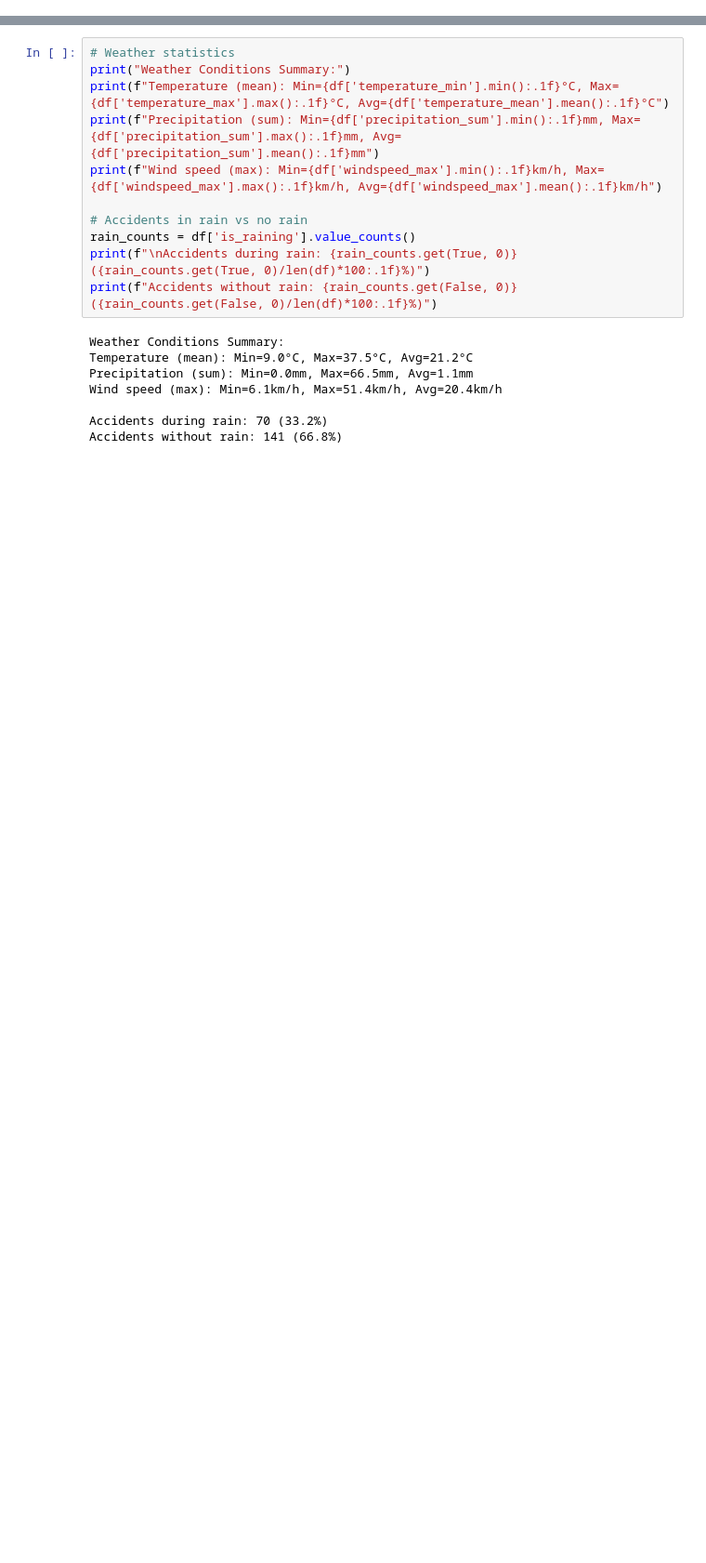
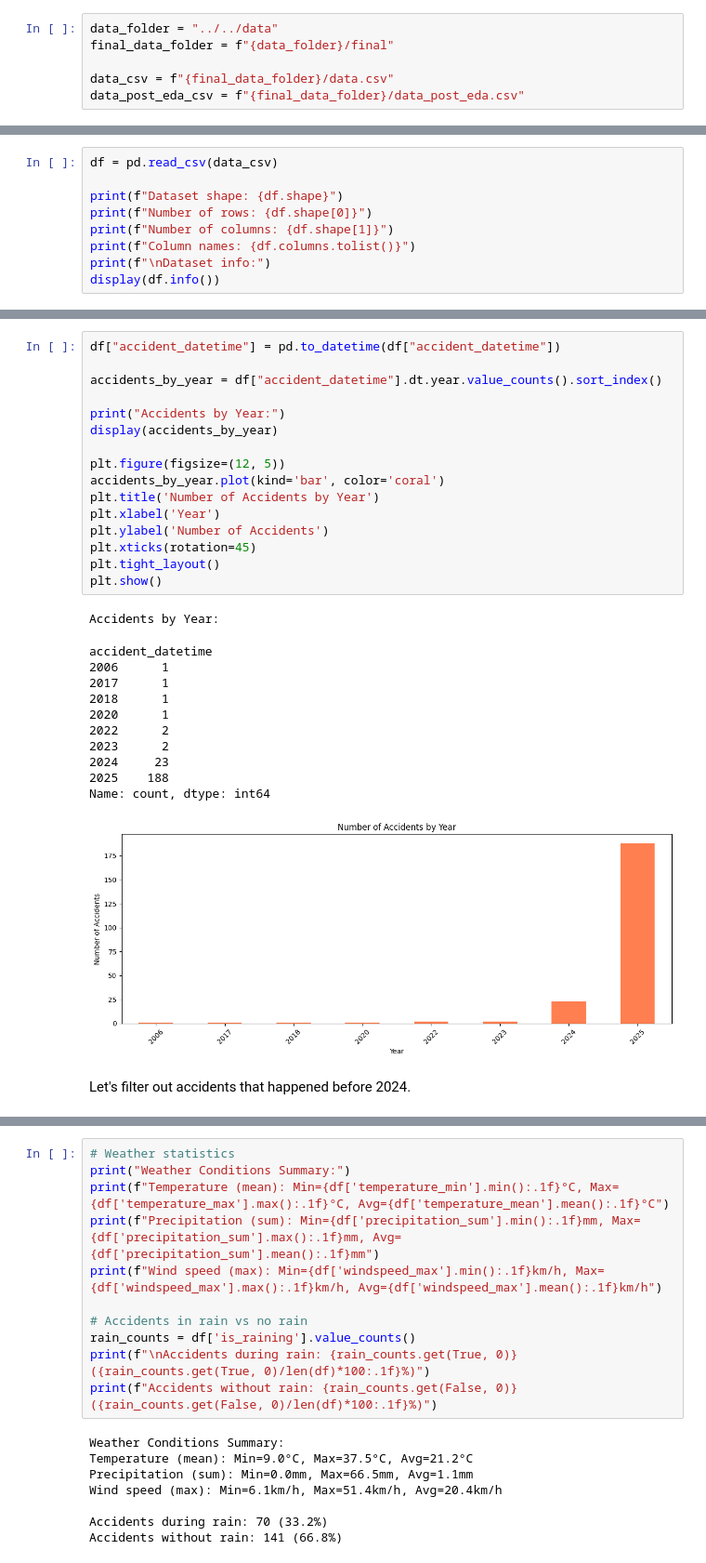
Before and after one commit to michael-vella/ics5110-assignment, a Jupyter notebook: notebooks/final/2_exploratory_analysis.ipynb, the cells around one changed output, grey strips where cells are left out. Shown at 93% size. Cells and saved outputs as stored; diff of their text form; blank space fills up the shorter version.

```diff
--- a/notebooks/final/2_exploratory_analysis.ipynb
+++ b/notebooks/final/2_exploratory_analysis.ipynb
@@ -573,0 +45,6 @@ Average injuries per accident: 1.34
+# %%
+data_folder = "../../data"
+final_data_folder = f"{data_folder}/final"
+
+data_csv = f"{final_data_folder}/data.csv"
+data_post_eda_csv = f"{final_data_folder}/data_post_eda.csv"
@@ -573,0 +53,9 @@ Average injuries per accident: 1.34
+# %%
+df = pd.read_csv(data_csv)
+
+print(f"Dataset shape: {df.shape}")
+print(f"Number of rows: {df.shape[0]}")
+print(f"Number of columns: {df.shape[1]}")
+print(f"Column names: {df.columns.tolist()}")
+print(f"\nDataset info:")
+display(df.info())
@@ -573,0 +130,31 @@ Average injuries per accident: 1.34
+# %%
+df["accident_datetime"] = pd.to_datetime(df["accident_datetime"])
+
+accidents_by_year = df["accident_datetime"].dt.year.value_counts().sort_index()
+
+print("Accidents by Year:")
+display(accidents_by_year)
+
+plt.figure(figsize=(12, 5))
+accidents_by_year.plot(kind='bar', color='coral')
+plt.title('Number of Accidents by Year')
+plt.xlabel('Year')
+plt.ylabel('Number of Accidents')
+plt.xticks(rotation=45)
+plt.tight_layout()
+plt.show()
+# %% [output]
+Accidents by Year:
+accident_datetime
+2006      1
+2017      1
+2018      1
+2020      1
+2022      2
+2023      2
+2024     23
+2025    188
+Name: count, dtype: int64
+[figure, added]
+# %% [markdown]
+Let's filter out accidents that happened before 2024.
```
Also changed, not shown: parts of 144 cells of this notebook.
